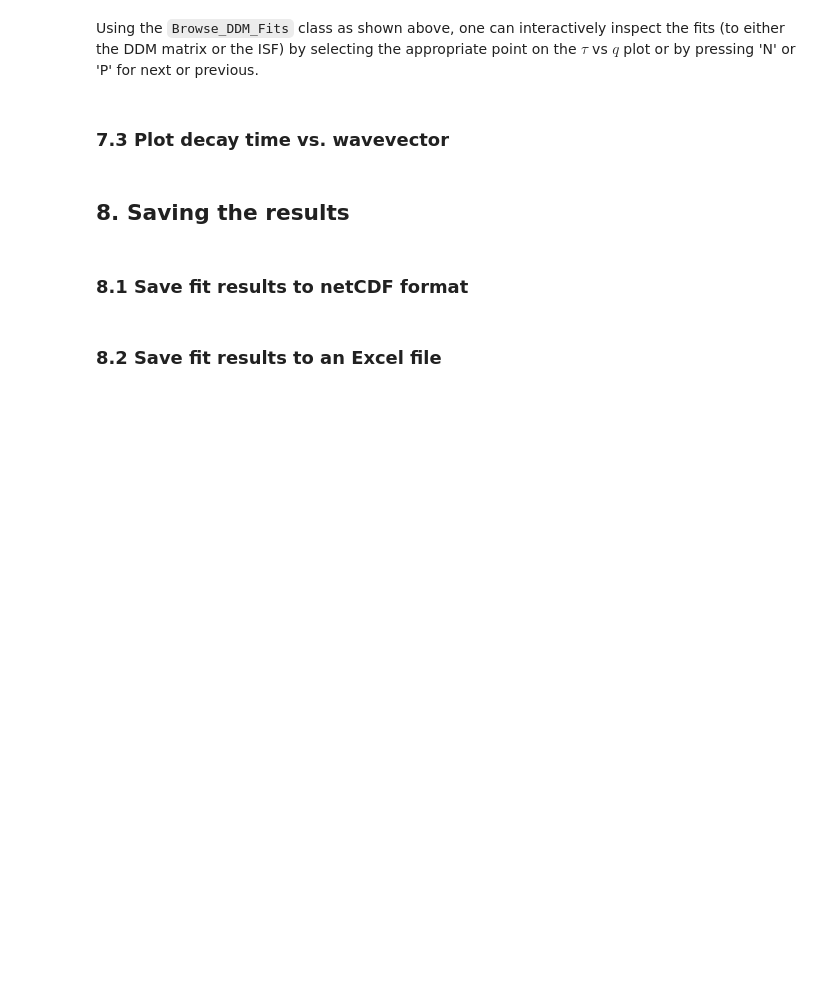
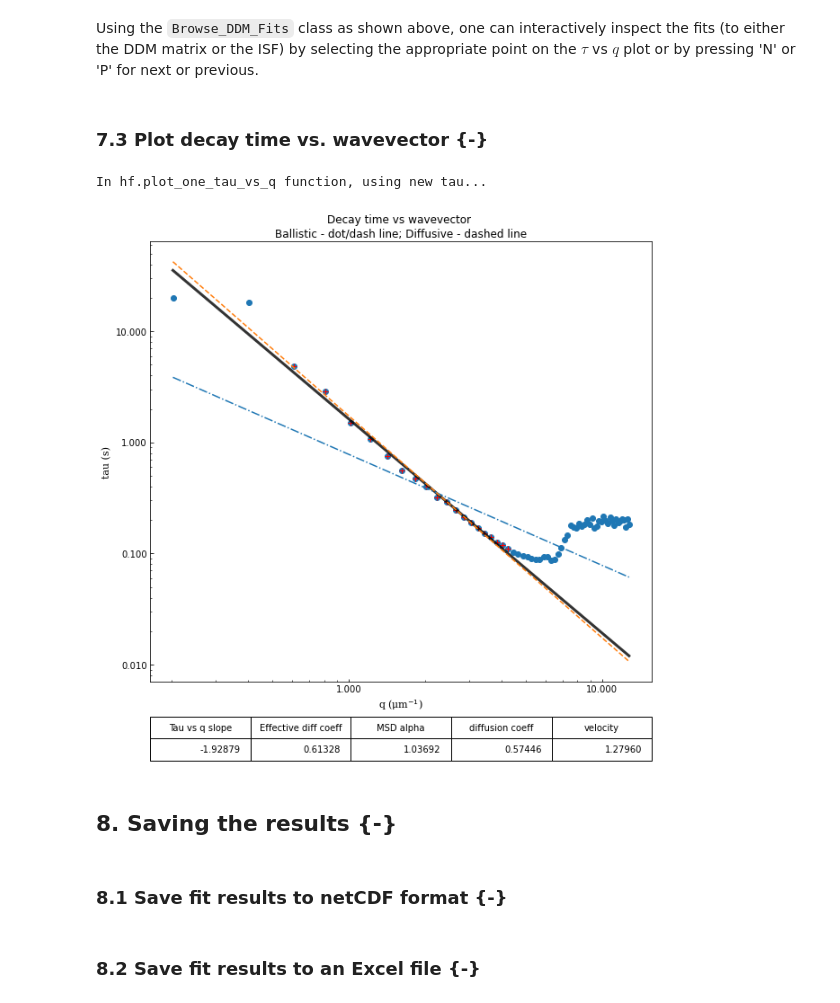
Before and after one commit to rmcgorty/PyDDM, a Jupyter notebook: Examples/DDM - Protocol Steps.ipynb, the cells around one changed output. Saved outputs shown, nothing was run; the diff lists cells and outputs as text; code cells hidden in the pictures; blank space fills up the shorter version.

```diff
--- a/Examples/DDM - Protocol Steps.ipynb
+++ b/Examples/DDM - Protocol Steps.ipynb
@@ -289,14 +355,20 @@ ax.set_ylabel("tau (s)")
 # %% [markdown]
 Using the `Browse_DDM_Fits` class as shown above, one can interactively inspect the fits (to either the DDM matrix or the ISF) by selecting the appropriate point on the $\tau$ vs $q$ plot or by pressing 'N' or 'P' for next or previous.
 # %% [markdown]
-### 7.3 Plot decay time vs. wavevector
+### 7.3 Plot decay time vs. wavevector {-}
+# %%
+%matplotlib inline
+ddm.hf.plot_one_tau_vs_q(fit01, 'tab:blue');
+# %% [output]
+In hf.plot_one_tau_vs_q function, using new tau...
+[figure, added]
 # %% [markdown]
-## 8. Saving the results
+## 8. Saving the results {-}
 # %% [markdown]
-### 8.1 Save fit results to netCDF format
+### 8.1 Save fit results to netCDF format {-}
 # %%
 fit01.to_netcdf("fit_results_single_exponential.nc")
 # %% [markdown]
-### 8.2 Save fit results to an Excel file
+### 8.2 Save fit results to an Excel file {-}
 # %%
 ddm.save_fit_results_to_excel(fit01)
```
Also changed, not shown: parts of 34 cells of this notebook.
